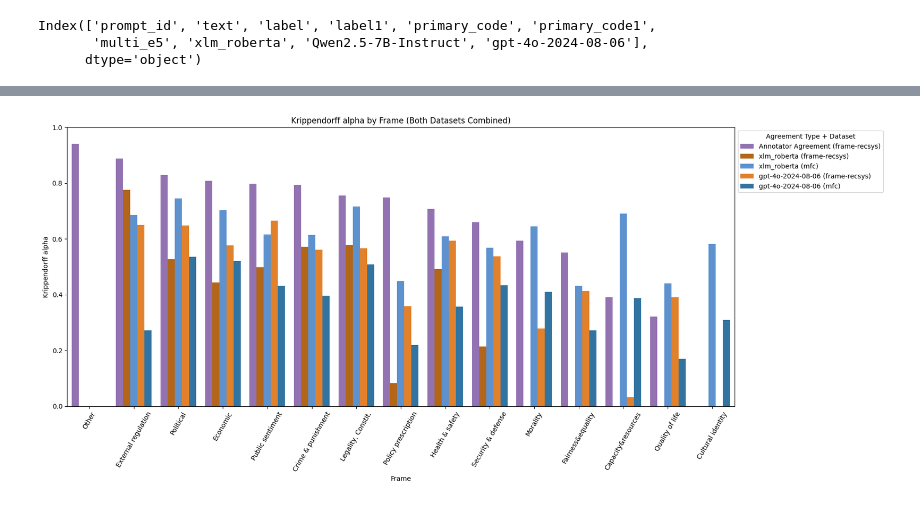
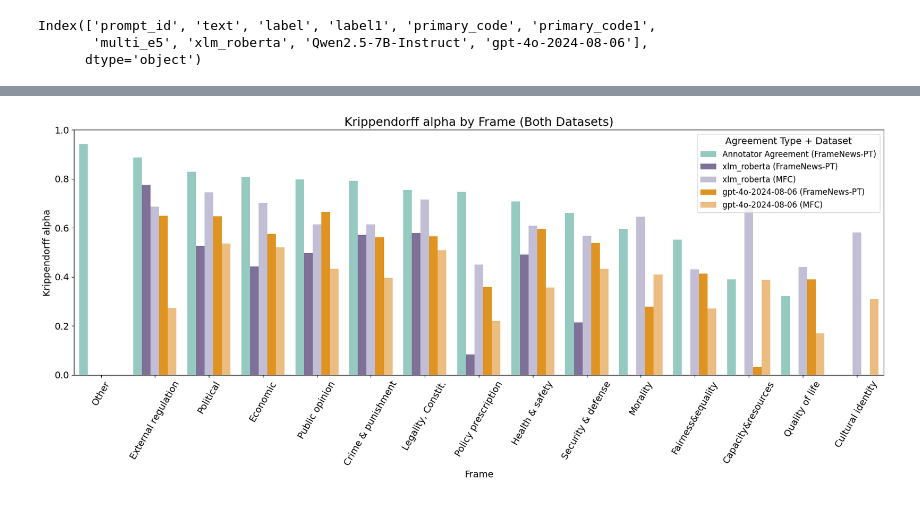
Before and after one commit to tceron/FrameNews-PT, a Jupyter notebook: prompting/check_results.ipynb, the cells around one changed output, grey strips where cells are left out. Saved outputs shown, nothing was run; the diff lists cells and outputs as text; code cells hidden in the pictures.

```diff
--- a/prompting/check_results.ipynb
+++ b/prompting/check_results.ipynb
@@ -314,7 +325,7 @@ shorten_labels = {'Economic': 'Economic',
  'External regulation and reputation': 'External regulation',
  'Other': 'Other'}
 # %%
-frames_df = pd.read_csv("../data/frames_recsys_test.csv")
+frames_df = pd.read_csv("./data_prompts/frames_recsys_test.csv")
 
 cm = confusion_matrix(frames_df["primary_code"], frames_df["primary_code1"].astype(int), labels=list(label_map.keys()))
 
@@ -326,7 +337,7 @@ plt.title(f"Overlap between annotators")
 plt.xlabel("Annotator 1")
 plt.ylabel("Annotator 2")
 # plt.tight_layout()
-plt.savefig(f"results/analysis/confusion_matrix_frames_recsys.png", bbox_inches='tight')
+plt.savefig(f"results/analysis/confusion_matrix_framenews.png", bbox_inches='tight')
 plt.show()
 plt.close()
 # %% [output]
@@ -359,7 +370,7 @@ for dataset in df.dataset.unique():
     for model in df.model.unique():
         cohens = []
 
-        if dataset == "frame-recsys":
+        if dataset == "FrameNews-PT":
             l = ["zero1", "zero2", "zero3_noex"]
         else:
             l = ["zero1", "zero2"]
@@ -425,12 +437,12 @@ mfc_df = mfc_df.merge(annotators_df, on="prompt_id", how="left")
 # %%
 # Load data
-frames_df = pd.read_csv("../data/frames_recsys_test.csv")
-npr = pd.read_csv("../data/npr_both_with_index.csv", index_col=0)
+frames_df = pd.read_csv("./data_prompts/frames_recsys_test.csv")
+npr = pd.read_csv("../data/npr_predictions.csv", index_col=0)
 for col in npr.columns:
     frames_df[col] = npr[col].astype(int)
 
 for (model, prompt) in [("Qwen--Qwen2.5-7B-Instruct", "zero2"), ("gpt-4o-2024-08-06", "zero3_noex")]:
-    tmp = df[(df["dataset"] == "frame-recsys") & (df["prompt_description"] == prompt) & (df["model"] == model)]
+    tmp = df[(df["dataset"] == "FrameNews-PT") & (df["prompt_description"] == prompt) & (df["model"] == model)]
     # calculate cohen's kappa between the response_mapped in tmp1 and tmp
     assert len(tmp) == 300, f"Expected 300 rows for {model}, {prompt}, but got {len(tmp)}"
     model = model.split("--")[-1]
@@ -499,10 +511,8 @@ def krippendorff_alpha_per_category(df, annotator_cols, num_categories=15):
 
     return alpha_stats
 # %%
-# dataset = "frame-recsys"
-dataset = "mfc"
-
-if dataset == "frame-recsys":
+dataset =  "FrameNews-PT"
+if dataset == "FrameNews-PT":
     df_analysis = frames_df.copy()
     annotator_col = ["primary_code", "primary_code1"]
 else:
@@ -573,17 +583,17 @@ Model: xlm_roberta, Agreement: {1: np.float64(0.7027086480377835), 2: np.float64
 # %%
 # Define the color dictionary
 color_dict = {
-    'Annotator Agreement (frame-recsys)': '#9467bd',           # light salmon (shade of orange)
-    'gpt-4o-2024-08-06 (frame-recsys)': '#ff7f0e',             # orange
-    'xlm_roberta (frame-recsys)': '#cc6600',                   # dark orange
+    'Annotator Agreement (FrameNews-PT)': "#8DD3C7",
+    'gpt-4o-2024-08-06 (FrameNews-PT)':  '#FF9900',
+    'xlm_roberta (FrameNews-PT)': '#7C6A9D',
 
-    'gpt-4o-2024-08-06 (mfc)': '#1f77b4',                      # blue
-    'xlm_roberta (mfc)': '#4a90e2',                            # lighter blue
+    'gpt-4o-2024-08-06 (MFC)': "#FDBF6F",
+    'xlm_roberta (MFC)': "#BEBADA",
 }
 
 # Function to generate results dataframe for a dataset
 def generate_results_df(dataset_name):
-    if dataset_name == "frame-recsys":
+    if dataset_name == "FrameNews-PT":
         df_analysis = frames_df.copy()
         annotator_col = ["primary_code", "primary_code1"]
     else:  # dataset == "mfc"
@@ -607,7 +617,7 @@ def generate_results_df(dataset_name):
     for category in range(1, 16):
         row = {
             'Category': category,
-            'Annotator Agreement': annotator_agreement[category] if dataset_name == "frame-recsys" else None,
+            'Annotator Agreement': annotator_agreement[category] if dataset_name == "FrameNews-PT" else None,
             "Category_label": shorten_labels[label_map[category]],
         }
         # Add each model's agreement
@@ -619,10 +629,10 @@ def generate_results_df(dataset_name):
     return results_df
 
 # Generate results for both datasets
-frame_recsys_results = generate_results_df("frame-recsys")
-mfc_results = generate_results_df("mfc")
+frame_recsys_results = generate_results_df("FrameNews-PT")
+mfc_results = generate_results_df("MFC")
 
-# Get the ordering based on the frame-recsys dataset
+# Get the ordering based on the FrameNews-PT dataset
 ordered_labels = frame_recsys_results.sort_values("Annotator Agreement", ascending=False)["Category_label"].tolist()
 
 # Reshape both dataframes for plotting
@@ -630,7 +640,7 @@ def prepare_plot_df(results_df, dataset_name):
     model_columns = ['gpt-4o-2024-08-06', 'xlm_roberta']  #'Qwen2.5-7B-Instruct', 'multi_e5'
 
     value_vars = [f'{model_col}' for model_col in model_columns]
-    if dataset_name == "frame-recsys":
+    if dataset_name == "FrameNews-PT":
         value_vars = ['Annotator Agreement'] + value_vars
     print(dataset_name, value_vars)
 
@@ -648,19 +658,21 @@ def prepare_plot_df(results_df, dataset_name):
 
     return plot_df
 
-frame_recsys_plot_df = prepare_plot_df(frame_recsys_results, "frame-recsys")
-mfc_plot_df = prepare_plot_df(mfc_results, "mfc")
+frame_recsys_plot_df = prepare_plot_df(frame_recsys_results, "FrameNews-PT")
+mfc_plot_df = prepare_plot_df(mfc_results, "MFC")
 
 combined_plot_df = pd.concat([frame_recsys_plot_df, mfc_plot_df]).reset_index()
+
+combined_plot_df.to_csv("results/analysis/krippendorf_by_frame_by_dataset.csv", index=False)
 
 combined_plot_df["Agreement_Dataset"] = combined_plot_df["Agreement Type"] + " (" + combined_plot_df["Dataset"] + ")"
 print(tabulate.tabulate(combined_plot_df, headers='keys', tablefmt='psql'))
 bar_order = [
-    'Annotator Agreement (frame-recsys)',
-    'xlm_roberta (frame-recsys)',
-    'xlm_roberta (mfc)',
-    'gpt-4o-2024-08-06 (frame-recsys)',
-    'gpt-4o-2024-08-06 (mfc)'
+    'Annotator Agreement (FrameNews-PT)',
+    'xlm_roberta (FrameNews-PT)',
+    'xlm_roberta (MFC)',
+    'gpt-4o-2024-08-06 (FrameNews-PT)',
+    'gpt-4o-2024-08-06 (MFC)'
 ]
 
 plt.figure(figsize=(18, 8))
@@ -675,10 +687,10 @@ sns.barplot(
 
 plt.xlabel('Frame')
 plt.ylabel('Krippendorff alpha')
-plt.title('Krippendorff alpha by Frame (Both Datasets Combined)')
+plt.title('Krippendorff alpha by Frame (Both Datasets)')
 plt.xticks(rotation=60)
 plt.ylim(0, 1)
-plt.legend(title='Agreement Type + Dataset', bbox_to_anchor=(1, 1), loc='upper left')
+plt.legend(title='Agreement Type + Dataset', bbox_to_anchor=(1, 1), loc='upper right', fontsize=12)
 
 plt.tight_layout()
 plt.savefig("results/analysis/combined_agreement_percentages_by_frame_single_plot.png", bbox_inches='tight')
@@ -703,2 +715,2 @@ mfc ['gpt-4o-2024-08-06', 'xlm_roberta']
 +----+---------+------------+---------------------+---------------------+------------------------+--------------+------------------------------------+
-[figure, old version]
+[figure, new version]
```
Also changed, not shown: parts of 15 cells of this notebook, 25 other files.
